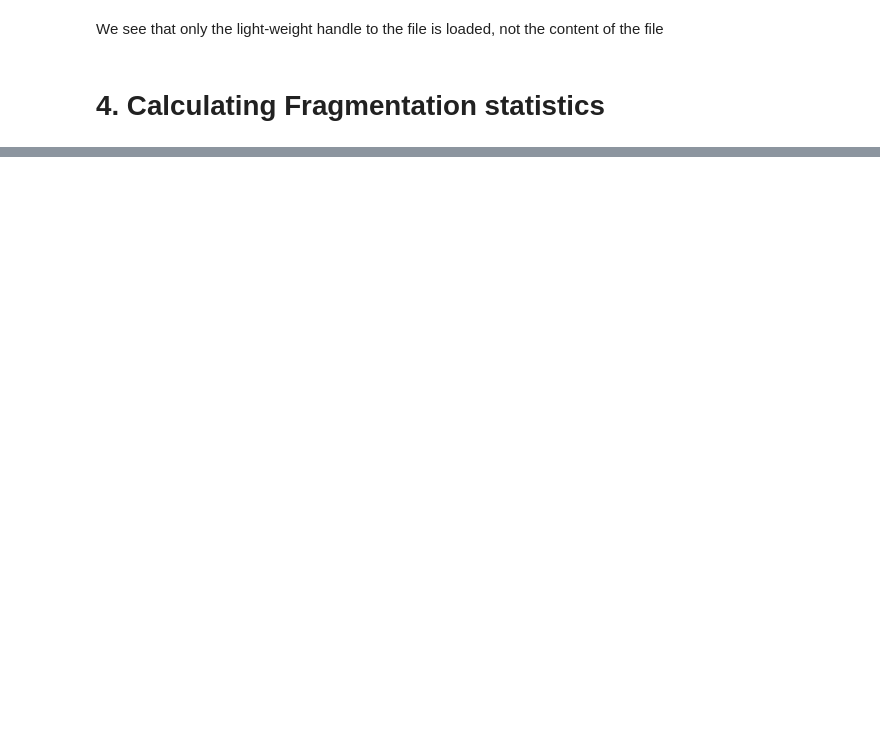
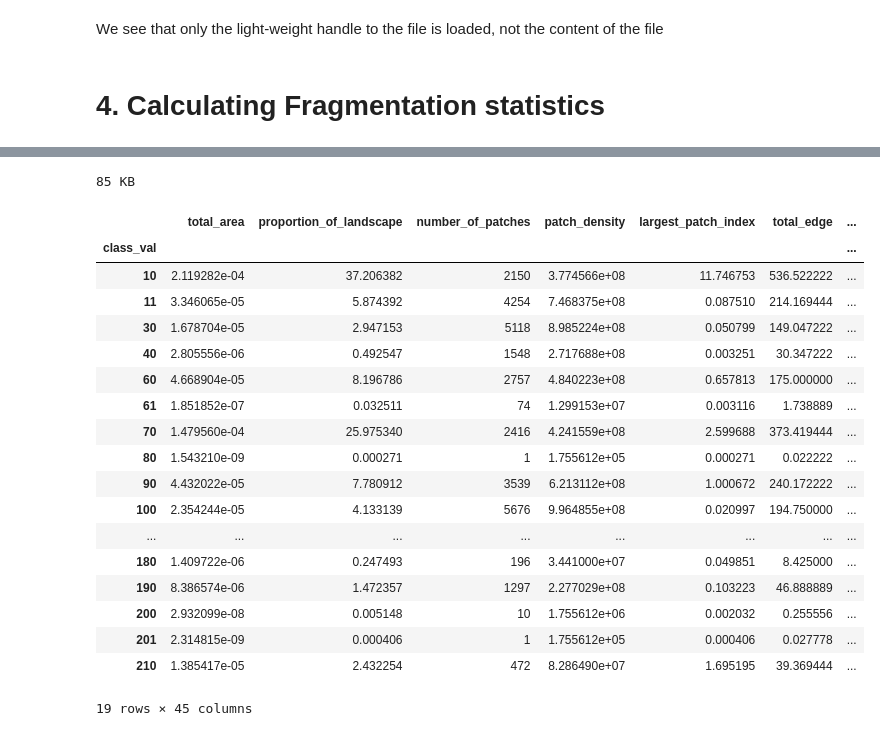
Before and after one commit to ai4er-cdt/geograph, a Jupyter notebook: notebooks/exploratory/svm-2-first-fragmentation-analysis.ipynb, the cells around one changed output, grey strips where cells are left out. Cells and saved outputs as stored; diff of their text form; code cells hidden in the pictures; blank space fills up the shorter version.

```diff
--- a/notebooks/exploratory/svm-2-first-fragmentation-analysis.ipynb
+++ b/notebooks/exploratory/svm-2-first-fragmentation-analysis.ipynb
@@ -260,0 +282,2 @@ We see that only the light-weight handle to the file is loaded, not the content
+# %%
+chernobyl_2015_wgs84 = pls.Landscape(input_filepaths[-1])
@@ -260,0 +350,3 @@ We see that only the light-weight handle to the file is loaded, not the content
+# %%
+%%time
+chernobyl_2015_wgs84_class_metrics = chernobyl_2015_wgs84.compute_class_metrics_df()
@@ -260,0 +356,24 @@ We see that only the light-weight handle to the file is loaded, not the content
+# %%
+print(get_byte_size(chernobyl_2015_wgs84_class_metrics))  #  ~ 100 kB
+chernobyl_2015_wgs84_class_metrics
+# %% [output]
+85 KB
+|  | total_area | proportion_of_landscape | number_of_patches | patch_density | largest_patch_index | total_edge | ... |
+| class_val |  |  |  |  |  |  | ... |
+| 10 | 2.119282e-04 | 37.206382 | 2150 | 3.774566e+08 | 11.746753 | 536.522222 | ... |
+| 11 | 3.346065e-05 | 5.874392 | 4254 | 7.468375e+08 | 0.087510 | 214.169444 | ... |
+| 30 | 1.678704e-05 | 2.947153 | 5118 | 8.985224e+08 | 0.050799 | 149.047222 | ... |
+| 40 | 2.805556e-06 | 0.492547 | 1548 | 2.717688e+08 | 0.003251 | 30.347222 | ... |
+| 60 | 4.668904e-05 | 8.196786 | 2757 | 4.840223e+08 | 0.657813 | 175.000000 | ... |
+| 61 | 1.851852e-07 | 0.032511 | 74 | 1.299153e+07 | 0.003116 | 1.738889 | ... |
+| 70 | 1.479560e-04 | 25.975340 | 2416 | 4.241559e+08 | 2.599688 | 373.419444 | ... |
+| 80 | 1.543210e-09 | 0.000271 | 1 | 1.755612e+05 | 0.000271 | 0.022222 | ... |
+| 90 | 4.432022e-05 | 7.780912 | 3539 | 6.213112e+08 | 1.000672 | 240.172222 | ... |
+| 100 | 2.354244e-05 | 4.133139 | 5676 | 9.964855e+08 | 0.020997 | 194.750000 | ... |
+| ... | ... | ... | ... | ... | ... | ... | ... |
+| 180 | 1.409722e-06 | 0.247493 | 196 | 3.441000e+07 | 0.049851 | 8.425000 | ... |
+| 190 | 8.386574e-06 | 1.472357 | 1297 | 2.277029e+08 | 0.103223 | 46.888889 | ... |
+| 200 | 2.932099e-08 | 0.005148 | 10 | 1.755612e+06 | 0.002032 | 0.255556 | ... |
+| 201 | 2.314815e-09 | 0.000406 | 1 | 1.755612e+05 | 0.000406 | 0.027778 | ... |
+| 210 | 1.385417e-05 | 2.432254 | 472 | 8.286490e+07 | 1.695195 | 39.369444 | ... |
+19 rows × 45 columns
```
Also changed, not shown: parts of 77 cells of this notebook.
